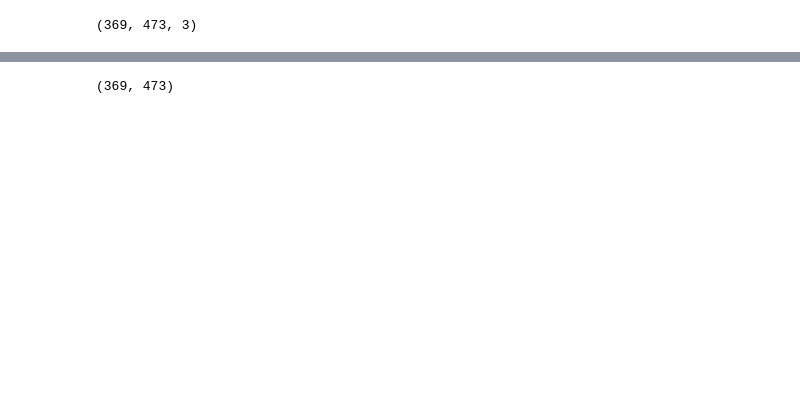
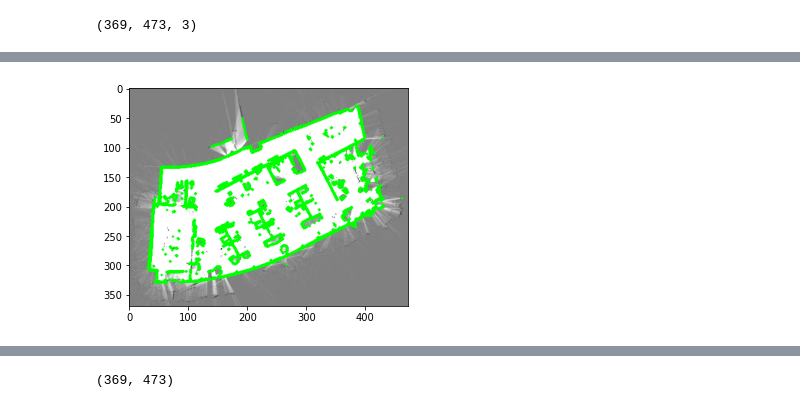
Before and after one commit to arjo129/auto_map_warper, a Jupyter notebook: map_warping.ipynb, the cells around one changed output, grey strips where cells are left out. Saved outputs shown, nothing was run; the diff lists cells and outputs as text; code cells hidden in the pictures; blank space fills up the shorter version.

```diff
--- a/map_warping.ipynb
+++ b/map_warping.ipynb
@@ -28,0 +29,8 @@ plt.show()
+# %%
+contours, hierarchy = cv2.findContours(res*100, cv2.RETR_TREE, cv2.CHAIN_APPROX_SIMPLE)
+img_con = img.copy()
+cv2.drawContours(img_con, contours, -1, (0,255,0), 3)
+plt.imshow(img_con)
+plt.show()
+# %% [output]
+[figure, added]
```
Also changed, not shown: parts of 15 cells of this notebook, 1 other file.
